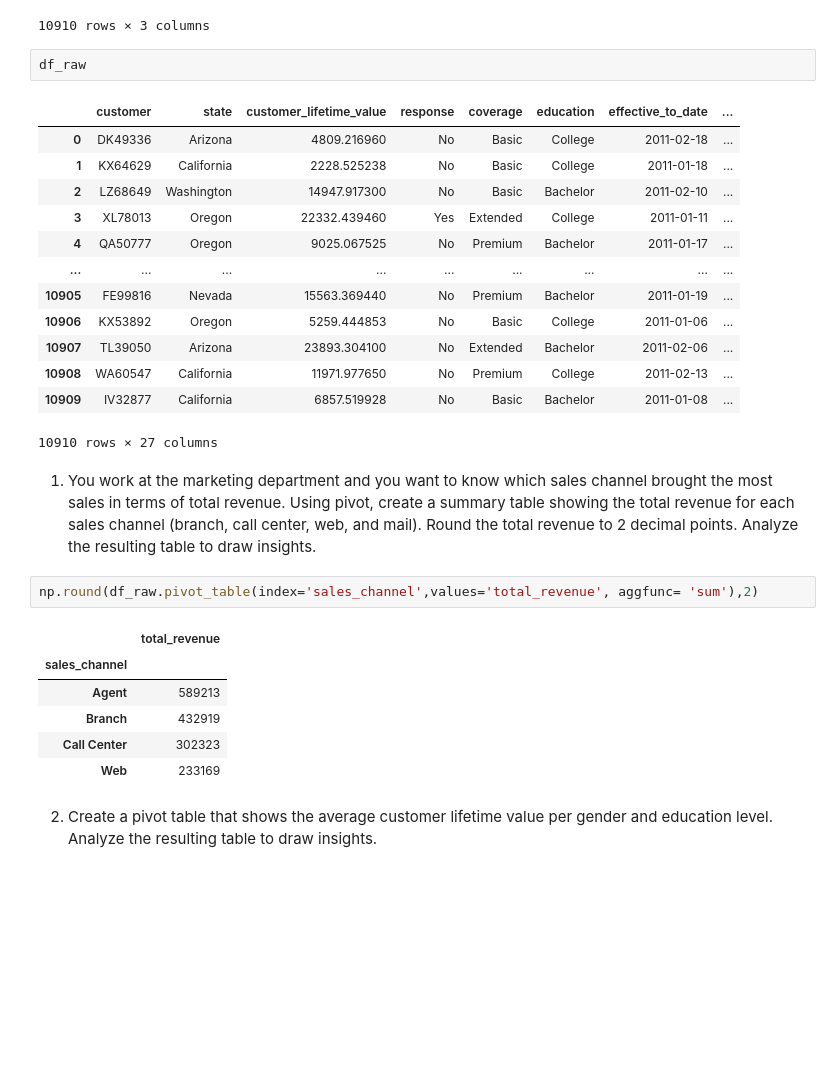
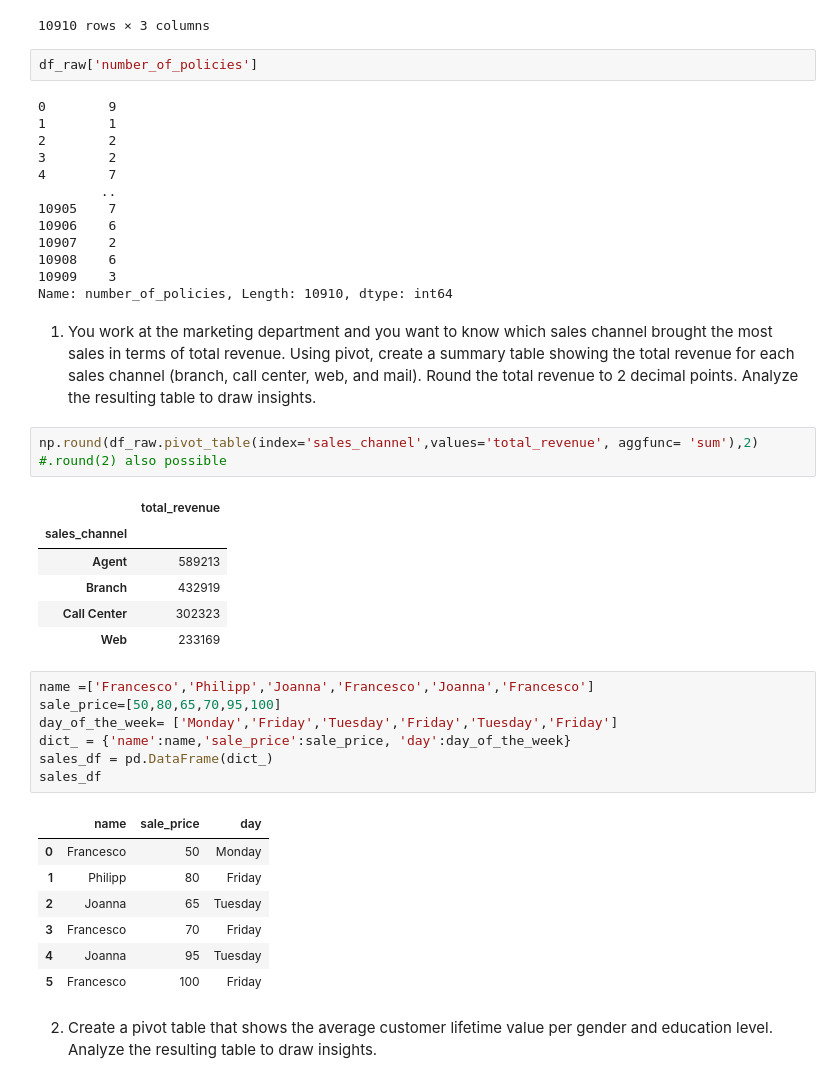
Before and after one commit to PhilippLf/Labs_IronHack, a Jupyter notebook: lab-dw-data-structuring-and-combining.ipynb, the cells around one changed output. Saved outputs shown, nothing was run; the diff lists cells and outputs as text; blank space fills up the shorter version.

```diff
--- a/lab-dw-data-structuring-and-combining.ipynb
+++ b/lab-dw-data-structuring-and-combining.ipynb
@@ -548,26 +576,25 @@ df_raw[['monthly_premium_auto', 'month', 'total_revenue']]
 | 10909 | 101 | 1 | 202 |
 10910 rows × 3 columns
 # %%
-df_raw
+df_raw['number_of_policies']
 # %% [output]
-|  | customer | state | customer_lifetime_value | response | coverage | education | effective_to_date | ... |
-| 0 | DK49336 | Arizona | 4809.216960 | No | Basic | College | 2011-02-18 | ... |
-| 1 | KX64629 | California | 2228.525238 | No | Basic | College | 2011-01-18 | ... |
-| 2 | LZ68649 | Washington | 14947.917300 | No | Basic | Bachelor | 2011-02-10 | ... |
-| 3 | XL78013 | Oregon | 22332.439460 | Yes | Extended | College | 2011-01-11 | ... |
-| 4 | QA50777 | Oregon | 9025.067525 | No | Premium | Bachelor | 2011-01-17 | ... |
-| ... | ... | ... | ... | ... | ... | ... | ... | ... |
-| 10905 | FE99816 | Nevada | 15563.369440 | No | Premium | Bachelor | 2011-01-19 | ... |
-| 10906 | KX53892 | Oregon | 5259.444853 | No | Basic | College | 2011-01-06 | ... |
-| 10907 | TL39050 | Arizona | 23893.304100 | No | Extended | Bachelor | 2011-02-06 | ... |
-| 10908 | WA60547 | California | 11971.977650 | No | Premium | College | 2011-02-13 | ... |
-| 10909 | IV32877 | California | 6857.519928 | No | Basic | Bachelor | 2011-01-08 | ... |
-10910 rows × 27 columns
+0        9
+1        1
+2        2
+3        2
+4        7
+        ..
+10905    7
+10906    6
+10907    2
+10908    6
+10909    3
+Name: number_of_policies, Length: 10910, dtype: int64
 # %% [markdown]
 1. You work at the marketing department and you want to know which sales channel brought the most sales in terms of total revenue. Using pivot, create a summary table showing the total revenue for each sales channel (branch, call center, web, and mail).
 Round the total revenue to 2 decimal points.  Analyze the resulting table to draw insights.
 # %%
-np.round(df_raw.pivot_table(index='sales_channel',values='total_revenue', aggfunc= 'sum'),2)
+np.round(df_raw.pivot_table(index='sales_channel',values='total_revenue', aggfunc= 'sum'),2) #.round(2) also possible
 # %% [output]
 |  | total_revenue |
 | sales_channel |  |
@@ -575,6 +602,21 @@ np.round(df_raw.pivot_table(index='sales_channel',values='total_revenue', aggfun
 | Branch | 432919 |
 | Call Center | 302323 |
 | Web | 233169 |
+# %%
+name =['Francesco','Philipp','Joanna','Francesco','Joanna','Francesco']
+sale_price=[50,80,65,70,95,100]
+day_of_the_week= ['Monday','Friday','Tuesday','Friday','Tuesday','Friday']
+dict_ = {'name':name,'sale_price':sale_price, 'day':day_of_the_week}
+sales_df = pd.DataFrame(dict_)
+sales_df
+# %% [output]
+|  | name | sale_price | day |
+| 0 | Francesco | 50 | Monday |
+| 1 | Philipp | 80 | Friday |
+| 2 | Joanna | 65 | Tuesday |
+| 3 | Francesco | 70 | Friday |
+| 4 | Joanna | 95 | Tuesday |
+| 5 | Francesco | 100 | Friday |
 # %% [markdown]
 2. Create a pivot table that shows the average customer lifetime value per gender and education level. Analyze the resulting table to draw insights.
 # %%
```
Also changed, not shown: parts of 20 cells of this notebook.
